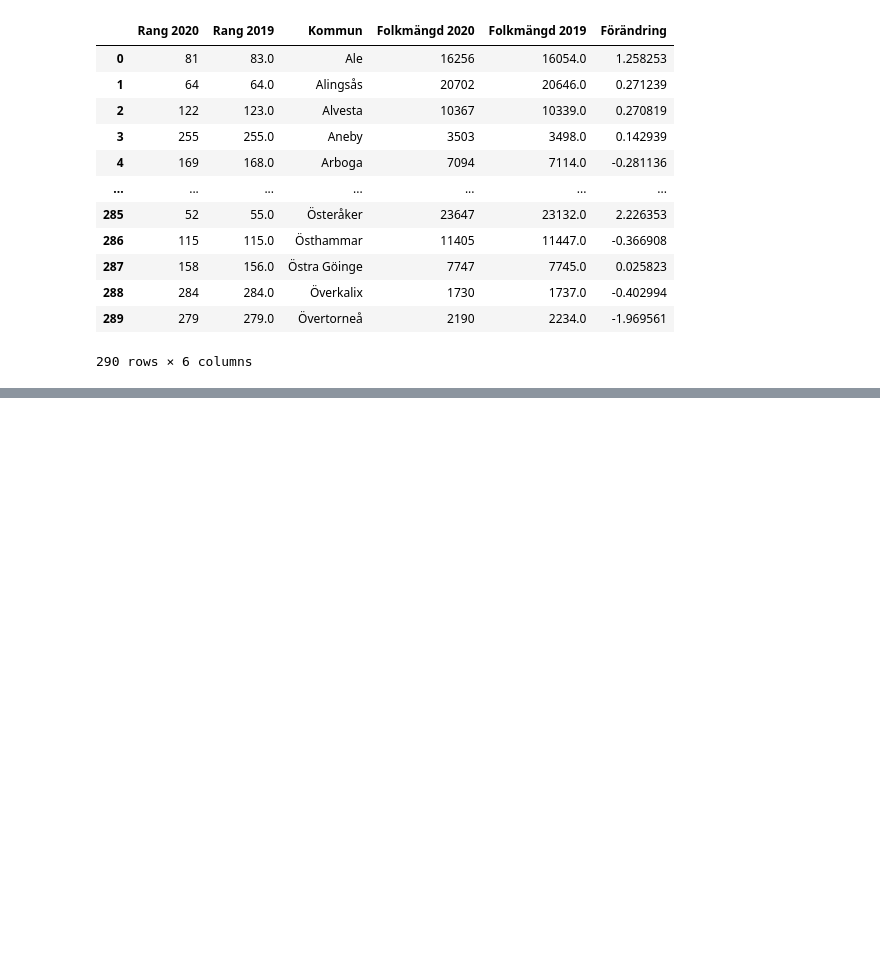
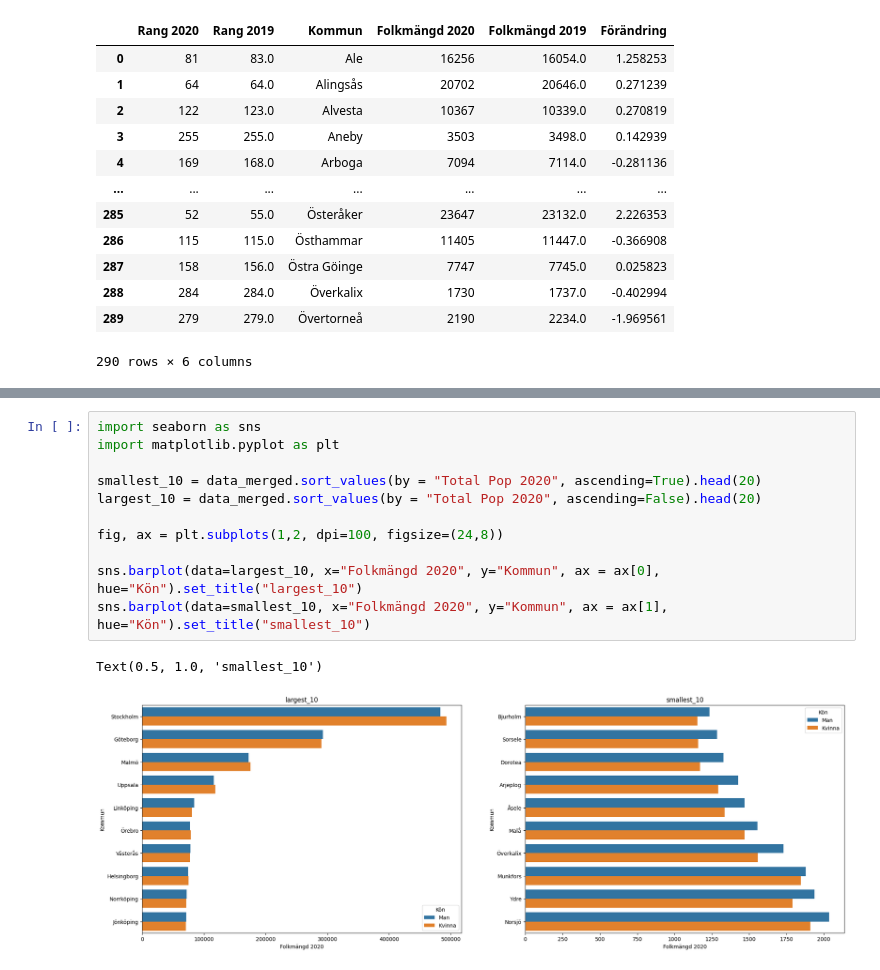
Before and after one commit to AmalDerbali/Databehandling_AmalDerbali, a Jupyter notebook: Exercises/E00_pandas_basic_syntax.ipynb, the cells around one changed output, grey strips where cells are left out. Drawn from its saved outputs; the diff is of its cells as text; blank space fills up the shorter version.

```diff
--- a/Exercises/E00_pandas_basic_syntax.ipynb
+++ b/Exercises/E00_pandas_basic_syntax.ipynb
@@ -245,0 +336,14 @@ data_male
+# %%
+import seaborn as sns
+import matplotlib.pyplot as plt
+
+smallest_10 = data_merged.sort_values(by = "Total Pop 2020", ascending=True).head(20)
+largest_10 = data_merged.sort_values(by = "Total Pop 2020", ascending=False).head(20)
+
+fig, ax = plt.subplots(1,2, dpi=100, figsize=(24,8))
+
+sns.barplot(data=largest_10, x="Folkmängd 2020", y="Kommun", ax = ax[0], hue="Kön").set_title("largest_10")
+sns.barplot(data=smallest_10, x="Folkmängd 2020", y="Kommun", ax = ax[1], hue="Kön").set_title("smallest_10")
+# %% [output]
+Text(0.5, 1.0, 'smallest_10')
+[figure, added]
```
Also changed, not shown: parts of 8 cells of this notebook.
